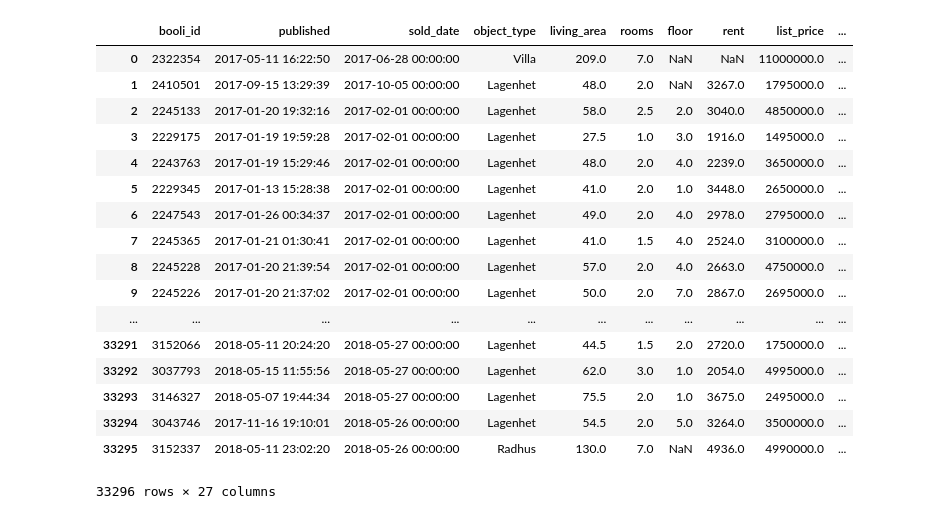
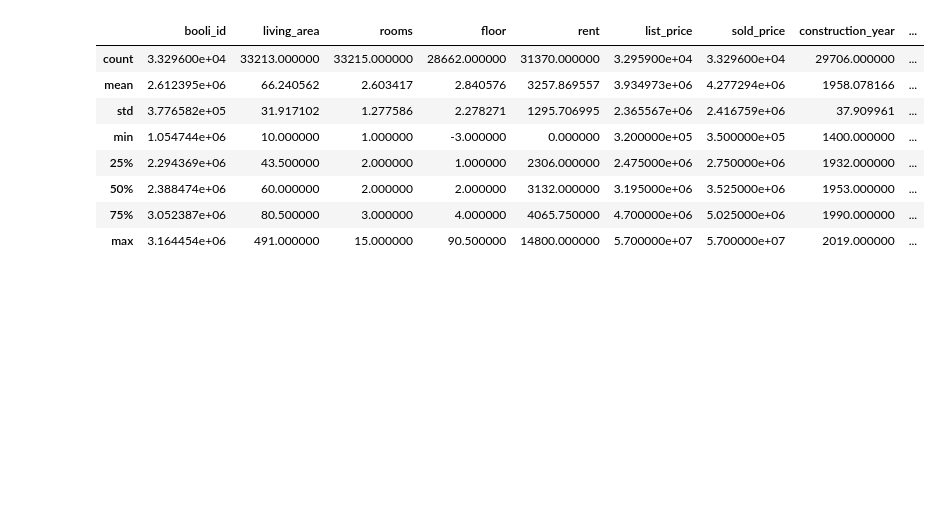
Before and after one commit to filipclaesson/jupyter_apt_analysis, a Jupyter notebook: martins_analys.py.ipynb, the cells around one changed output. Saved outputs shown, nothing was run; the diff lists cells and outputs as text; code cells hidden in the pictures; blank space fills up the shorter version.

```diff
--- a/martins_analys.py.ipynb
+++ b/martins_analys.py.ipynb
@@ -1,22 +1,16 @@
 # %%
 import pandas as pd
-pd.pandas.read_csv('20170101_raw.csv',sep=";")
+raw = pd.pandas.read_csv('20170101_raw.csv',sep=";")
+import matplotlib.pyplot as plt
-# %% [output]
-|  | booli_id | published | sold_date | object_type | living_area | rooms | floor | rent | list_price | ... |
-| 0 | 2322354 | 2017-05-11 16:22:50 | 2017-06-28 00:00:00 | Villa | 209.0 | 7.0 | NaN | NaN | 11000000.0 | ... |
-| 1 | 2410501 | 2017-09-15 13:29:39 | 2017-10-05 00:00:00 | Lagenhet | 48.0 | 2.0 | NaN | 3267.0 | 1795000.0 | ... |
-| 2 | 2245133 | 2017-01-20 19:32:16 | 2017-02-01 00:00:00 | Lagenhet | 58.0 | 2.5 | 2.0 | 3040.0 | 4850000.0 | ... |
-| 3 | 2229175 | 2017-01-19 19:59:28 | 2017-02-01 00:00:00 | Lagenhet | 27.5 | 1.0 | 3.0 | 1916.0 | 1495000.0 | ... |
-| 4 | 2243763 | 2017-01-19 15:29:46 | 2017-02-01 00:00:00 | Lagenhet | 48.0 | 2.0 | 4.0 | 2239.0 | 3650000.0 | ... |
-| 5 | 2229345 | 2017-01-13 15:28:38 | 2017-02-01 00:00:00 | Lagenhet | 41.0 | 2.0 | 1.0 | 3448.0 | 2650000.0 | ... |
-| 6 | 2247543 | 2017-01-26 00:34:37 | 2017-02-01 00:00:00 | Lagenhet | 49.0 | 2.0 | 4.0 | 2978.0 | 2795000.0 | ... |
-| 7 | 2245365 | 2017-01-21 01:30:41 | 2017-02-01 00:00:00 | Lagenhet | 41.0 | 1.5 | 4.0 | 2524.0 | 3100000.0 | ... |
-| 8 | 2245228 | 2017-01-20 21:39:54 | 2017-02-01 00:00:00 | Lagenhet | 57.0 | 2.0 | 4.0 | 2663.0 | 4750000.0 | ... |
-| 9 | 2245226 | 2017-01-20 21:37:02 | 2017-02-01 00:00:00 | Lagenhet | 50.0 | 2.0 | 7.0 | 2867.0 | 2695000.0 | ... |
-| ... | ... | ... | ... | ... | ... | ... | ... | ... | ... | ... |
-| 33291 | 3152066 | 2018-05-11 20:24:20 | 2018-05-27 00:00:00 | Lagenhet | 44.5 | 1.5 | 2.0 | 2720.0 | 1750000.0 | ... |
-| 33292 | 3037793 | 2018-05-15 11:55:56 | 2018-05-27 00:00:00 | Lagenhet | 62.0 | 3.0 | 1.0 | 2054.0 | 4995000.0 | ... |
-| 33293 | 3146327 | 2018-05-07 19:44:34 | 2018-05-27 00:00:00 | Lagenhet | 75.5 | 2.0 | 1.0 | 3675.0 | 2495000.0 | ... |
-| 33294 | 3043746 | 2017-11-16 19:10:01 | 2018-05-26 00:00:00 | Lagenhet | 54.5 | 2.0 | 5.0 | 3264.0 | 3500000.0 | ... |
-| 33295 | 3152337 | 2018-05-11 23:02:20 | 2018-05-26 00:00:00 | Radhus | 130.0 | 7.0 | NaN | 4936.0 | 4990000.0 | ... |
-33296 rows × 27 columns
+# %%
+raw.describe()
+# %% [output]
+|  | booli_id | living_area | rooms | floor | rent | list_price | sold_price | construction_year | ... |
+| count | 3.329600e+04 | 33213.000000 | 33215.000000 | 28662.000000 | 31370.000000 | 3.295900e+04 | 3.329600e+04 | 29706.000000 | ... |
+| mean | 2.612395e+06 | 66.240562 | 2.603417 | 2.840576 | 3257.869557 | 3.934973e+06 | 4.277294e+06 | 1958.078166 | ... |
+| std | 3.776582e+05 | 31.917102 | 1.277586 | 2.278271 | 1295.706995 | 2.365567e+06 | 2.416759e+06 | 37.909961 | ... |
+| min | 1.054744e+06 | 10.000000 | 1.000000 | -3.000000 | 0.000000 | 3.200000e+05 | 3.500000e+05 | 1400.000000 | ... |
+| 25% | 2.294369e+06 | 43.500000 | 2.000000 | 1.000000 | 2306.000000 | 2.475000e+06 | 2.750000e+06 | 1932.000000 | ... |
+| 50% | 2.388474e+06 | 60.000000 | 2.000000 | 2.000000 | 3132.000000 | 3.195000e+06 | 3.525000e+06 | 1953.000000 | ... |
+| 75% | 3.052387e+06 | 80.500000 | 3.000000 | 4.000000 | 4065.750000 | 4.700000e+06 | 5.025000e+06 | 1990.000000 | ... |
+| max | 3.164454e+06 | 491.000000 | 15.000000 | 90.500000 | 14800.000000 | 5.700000e+07 | 5.700000e+07 | 2019.000000 | ... |
```
Also changed, not shown: parts of 4 cells of this notebook.
